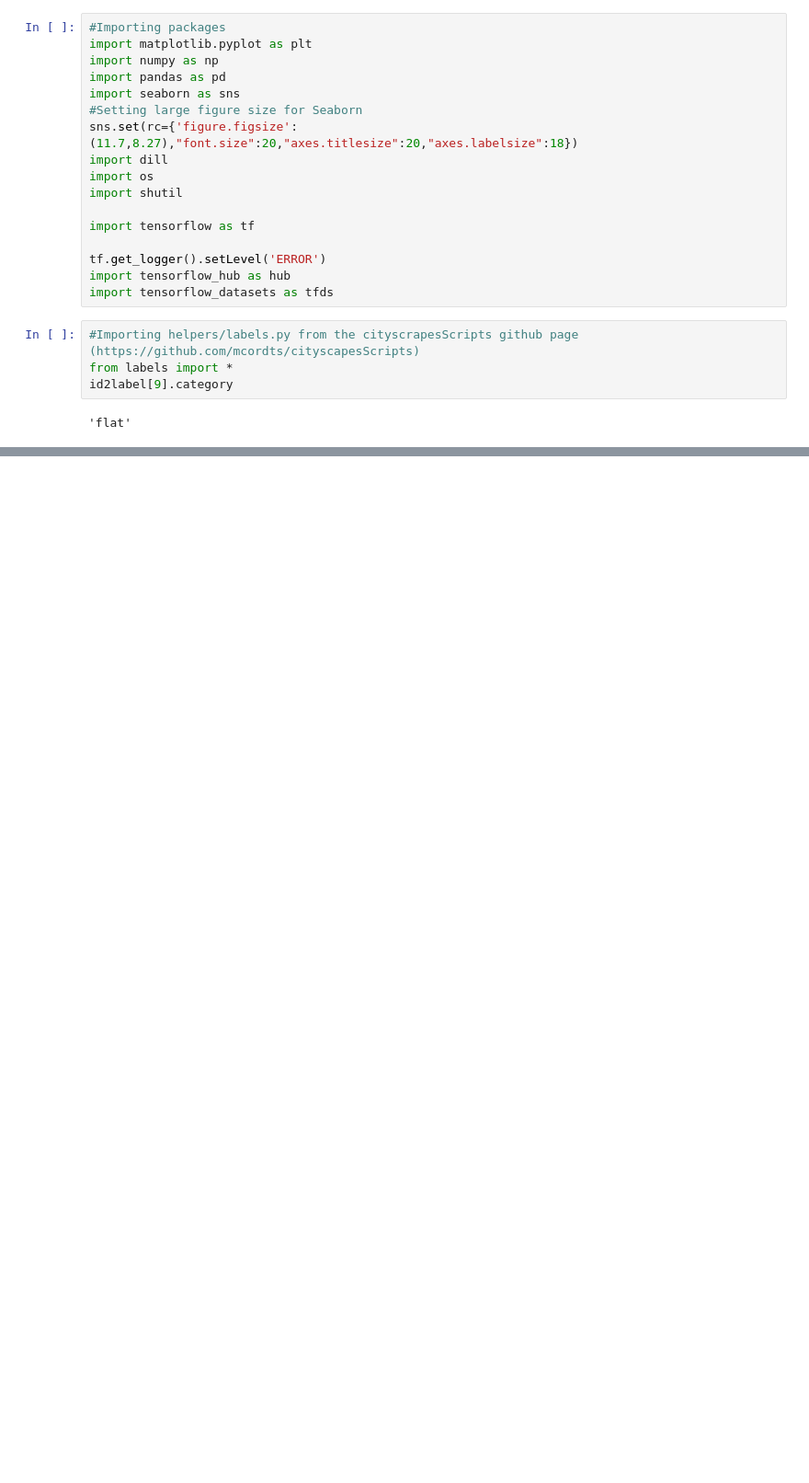
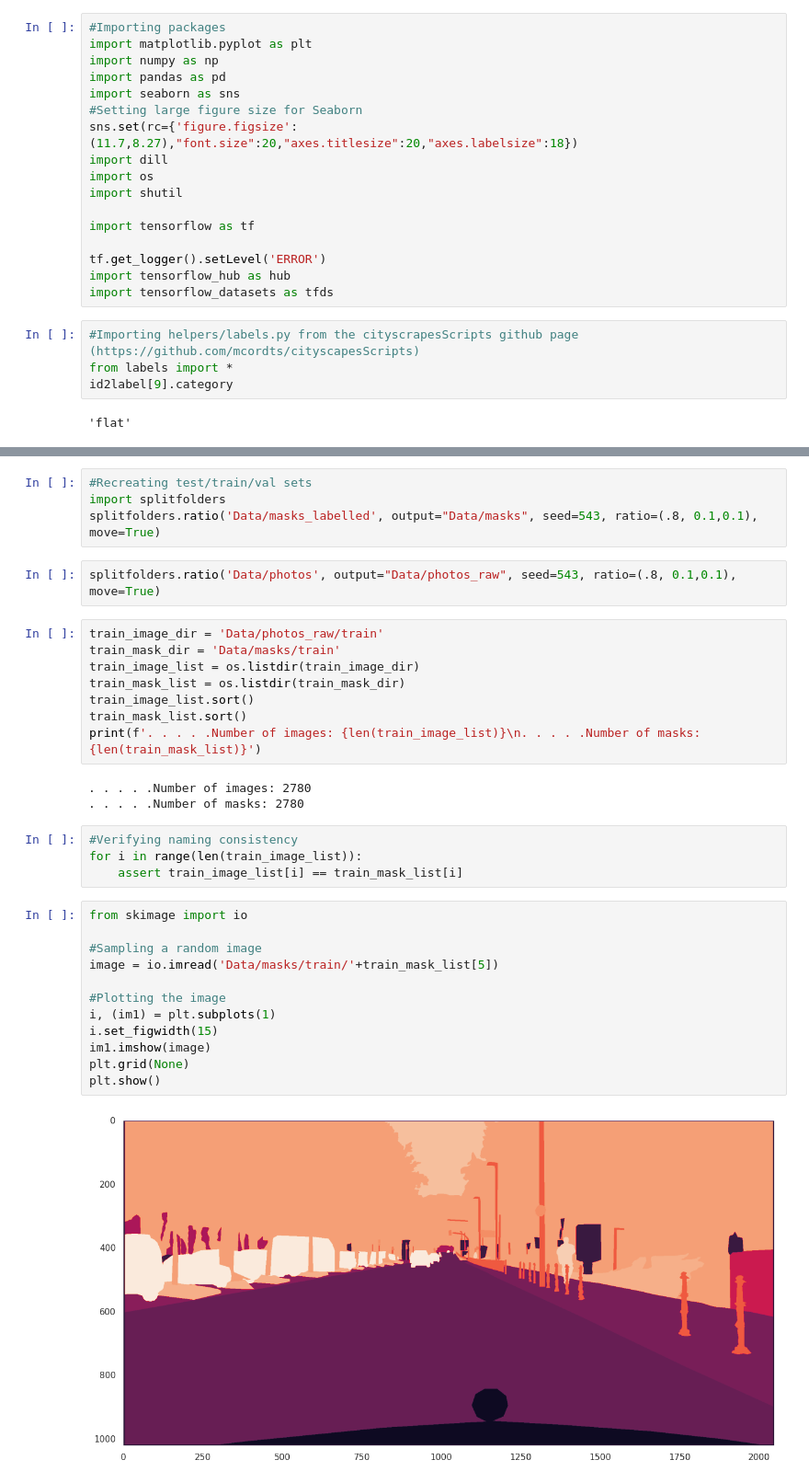
Before and after one commit to octave-ati/Image-Segmentation-for-Autonomous-Driving-Vehicle, a Jupyter notebook: P8_01_Notebook.ipynb, the cells around one changed output, grey strips where cells are left out. Shown: that part at 92% size. Cells and saved outputs as stored; diff of their text form; blank space fills up the shorter version.

Commit message:
Finished training first model

```diff
--- a/P8_01_Notebook.ipynb
+++ b/P8_01_Notebook.ipynb
@@ -28,0 +77,35 @@ Category of label with ID '2': void
+# %%
+#Recreating test/train/val sets
+import splitfolders
+splitfolders.ratio('Data/masks_labelled', output="Data/masks", seed=543, ratio=(.8, 0.1,0.1), move=True)
+# %%
+splitfolders.ratio('Data/photos', output="Data/photos_raw", seed=543, ratio=(.8, 0.1,0.1), move=True)
+# %%
+train_image_dir = 'Data/photos_raw/train'
+train_mask_dir = 'Data/masks/train'
+train_image_list = os.listdir(train_image_dir)
+train_mask_list = os.listdir(train_mask_dir)
+train_image_list.sort()
+train_mask_list.sort()
+print(f'. . . . .Number of images: {len(train_image_list)}\n. . . . .Number of masks: {len(train_mask_list)}')
+# %% [output]
+. . . . .Number of images: 2780
+. . . . .Number of masks: 2780
+# %%
+#Verifying naming consistency
+for i in range(len(train_image_list)):
+    assert train_image_list[i] == train_mask_list[i]
+# %%
+from skimage import io
+
+#Sampling a random image
+image = io.imread('Data/masks/train/'+train_mask_list[5])
+
+#Plotting the image
+i, (im1) = plt.subplots(1)
+i.set_figwidth(15)
+im1.imshow(image)
+plt.grid(None)
+plt.show()
+# %% [output]
+[figure, added]
```
Also changed, not shown: parts of 30 cells of this notebook, 8 other files.
